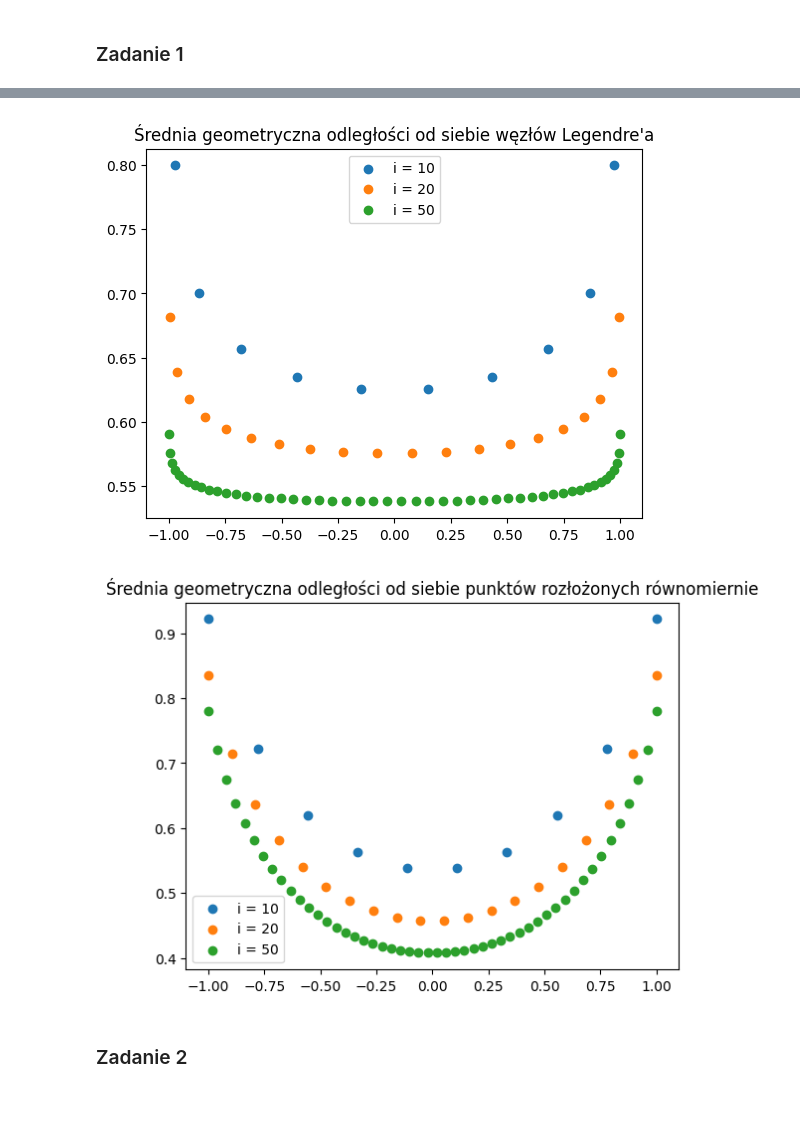
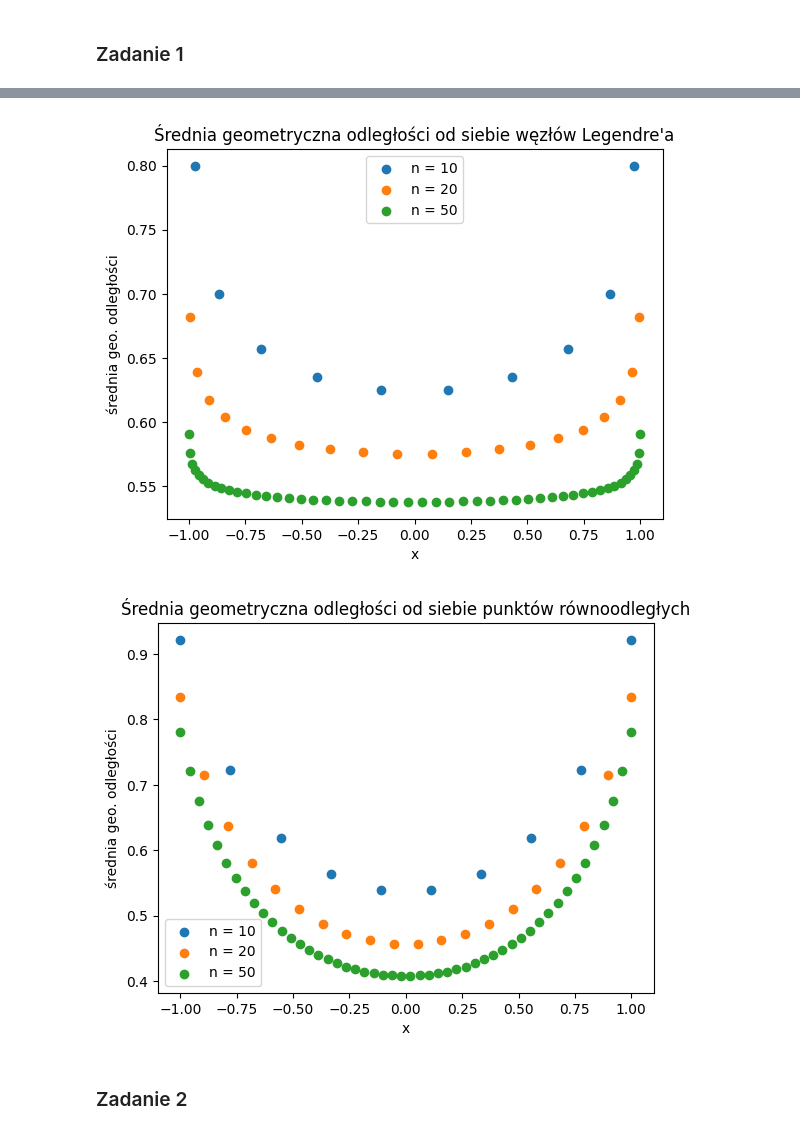
Before and after one commit to memecat5/MOWNIT, a Jupyter notebook: lab4/lab4.ipynb, the cells around one changed output, grey strips where cells are left out. Saved outputs shown, nothing was run; the diff lists cells and outputs as text; code cells hidden in the pictures; blank space fills up the shorter version.

Commit message:
Fix 3 graphs in lab4

```diff
--- a/lab4/lab4.ipynb
+++ b/lab4/lab4.ipynb
@@ -20,8 +20,10 @@ def calc_distances(x_nodes: np.ndarray):
 
 for i in (10, 20, 50):
     xs = chybeshev_nodes(i)
-    plt.scatter(xs, calc_distances(xs), label=f"i = {i}")
+    plt.scatter(xs, calc_distances(xs), label=f"n = {i}")
 plt.title("Średnia geometryczna odległości od siebie węzłów Czebyszewa")
+plt.xlabel("x")
+plt.ylabel("średnia geo. odległości")
 plt.legend()
 plt.show()
 # %% [output]
@@ -31,22 +33,26 @@ plt.show()
 
 for i in (10, 20, 50):
     xs = legendre_nodes(i)
-    plt.scatter(xs, calc_distances(xs), label=f"i = {i}")
+    plt.scatter(xs, calc_distances(xs), label=f"n = {i}")
 plt.title("Średnia geometryczna odległości od siebie węzłów Legendre'a")
+plt.xlabel("x")
+plt.ylabel("średnia geo. odległości")
 plt.legend()
 plt.show()
 # %% [output]
-[figure, old version]
+[figure, new version]
 # %%
 # Evenly distributed points
 for i in (10, 20, 50):
     xs = np.linspace(-1, 1, i)
-    plt.scatter(xs, calc_distances(xs), label=f"i = {i}")
-plt.title("Średnia geometryczna odległości od siebie punktów rozłożonych równomiernie")
+    plt.scatter(xs, calc_distances(xs), label=f"n = {i}")
+plt.title("Średnia geometryczna odległości od siebie punktów równoodległych")
+plt.xlabel("x")
+plt.ylabel("średnia geo. odległości")
 plt.legend()
 plt.show()
 # %% [output]
-[figure, old version]
+[figure, new version]
 # %% [markdown]
 ### Zadanie 2
 # %%
```
Also changed, not shown: parts of 1 cell of this notebook, 2 other files.
